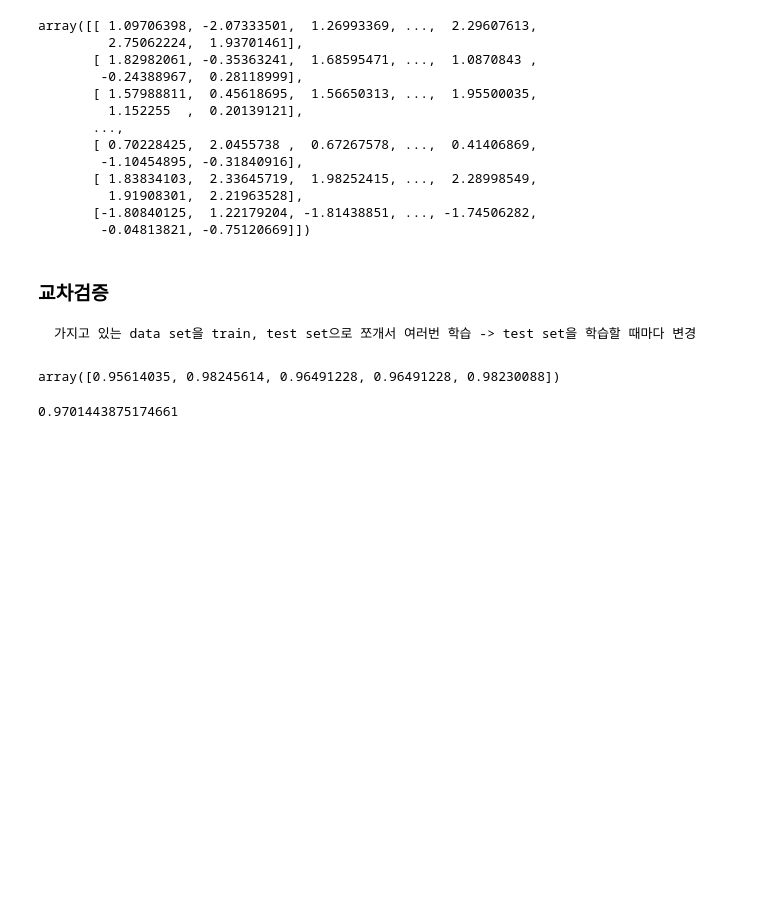
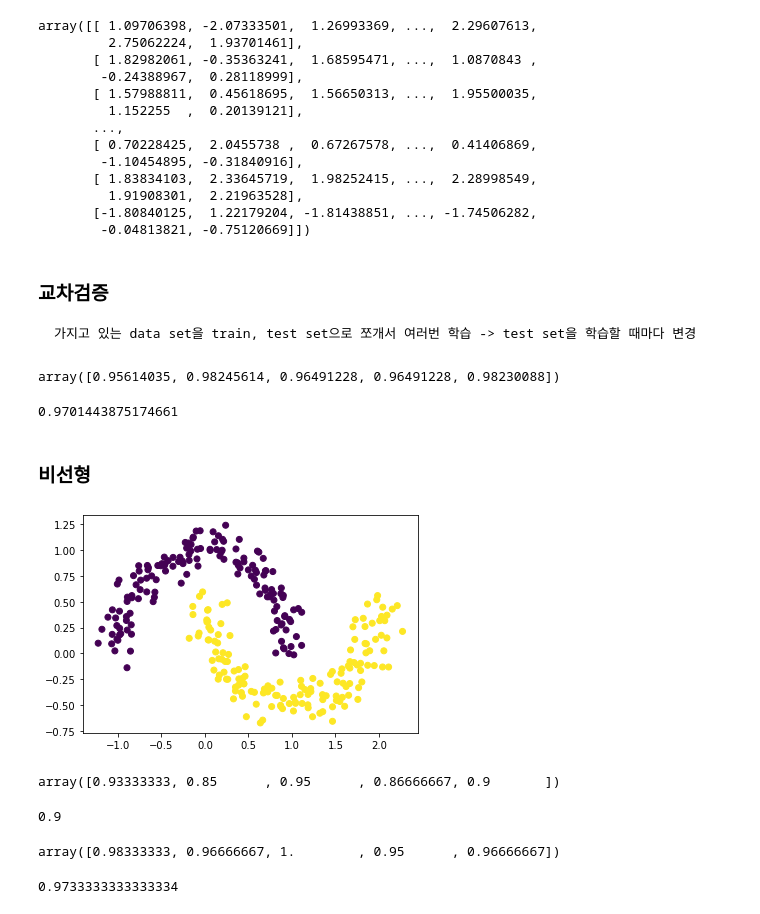
Before and after one commit to JJongSSu/Study, a Jupyter notebook: AI/2주차/1일차/SVC2.ipynb, the cells around one changed output. Cells and saved outputs as stored; diff of their text form; code cells hidden in the pictures; blank space fills up the shorter version.

```diff
--- a/AI/2주차/1일차/SVC2.ipynb
+++ b/AI/2주차/1일차/SVC2.ipynb
@@ -120,0 +124,9 @@ print(score.mean())
+# %% [markdown]
+### 비선형
+# %%
+x, y = make_moons(n_samples=300, noise=0.1, random_state=42)
+# %%
+plt.scatter(x[:,0],x[:,1],c=y)
+plt.show()
+# %% [output]
+[figure, added]
@@ -120,0 +135,22 @@ print(score.mean())
+# %%
+# polynomial
+svm = SVC(kernel='poly', C=1.0, gamma='auto', random_state=0)
+score = cross_val_score(svm, x, y, cv=5)
+score
+# %% [output]
+array([0.93333333, 0.85      , 0.95      , 0.86666667, 0.9       ])
+# %%
+print(score.mean())
+# %% [output]
+0.9
+# %%
+# 가우시안
+svm1 = SVC(kernel='rbf', C=1.0, gamma='auto', random_state=0)
+score1 = cross_val_score(svm1, x, y, cv=5)
+score1
+# %% [output]
+array([0.98333333, 0.96666667, 1.        , 0.95      , 0.96666667])
+# %%
+print(score1.mean())
+# %% [output]
+0.9733333333333334
```
Also changed, not shown: parts of 2 cells of this notebook.
